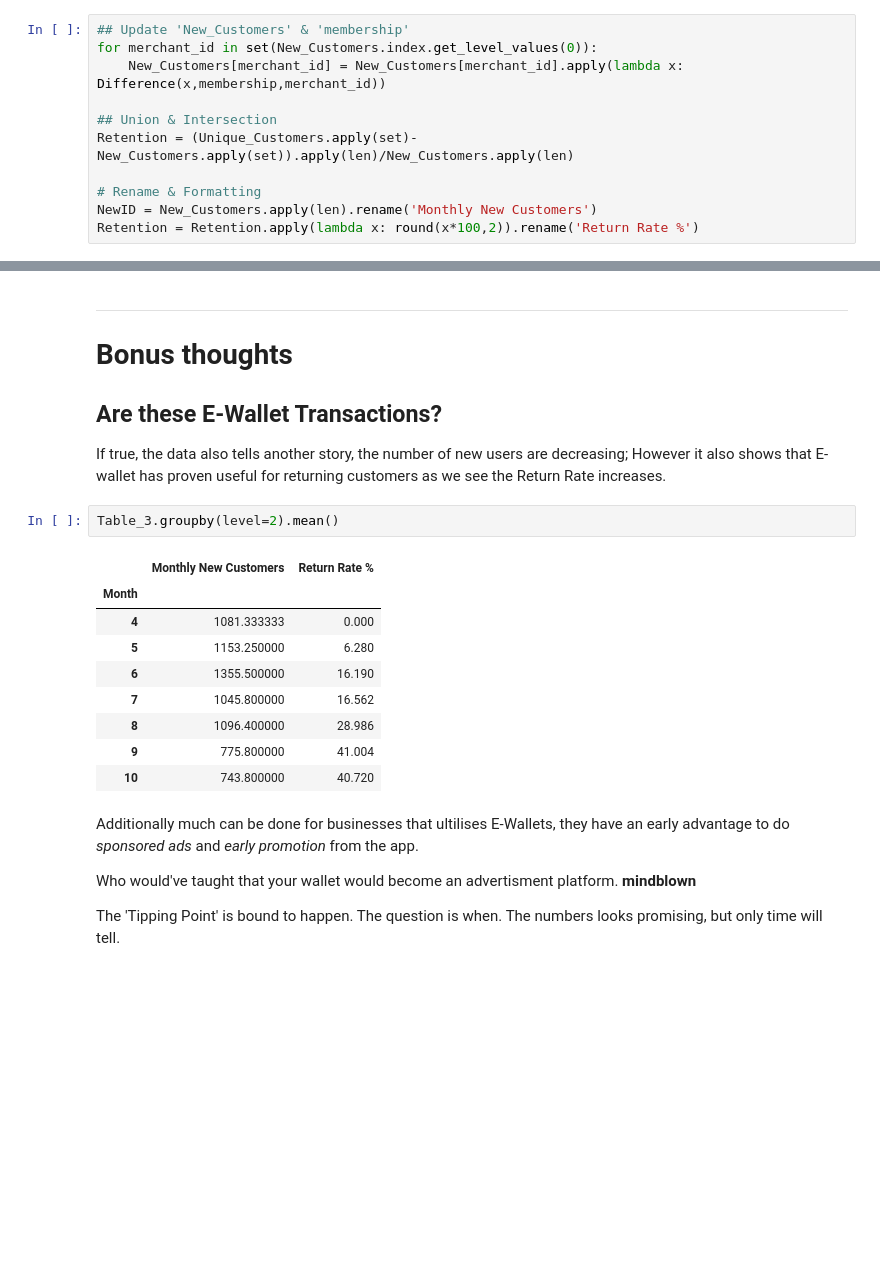
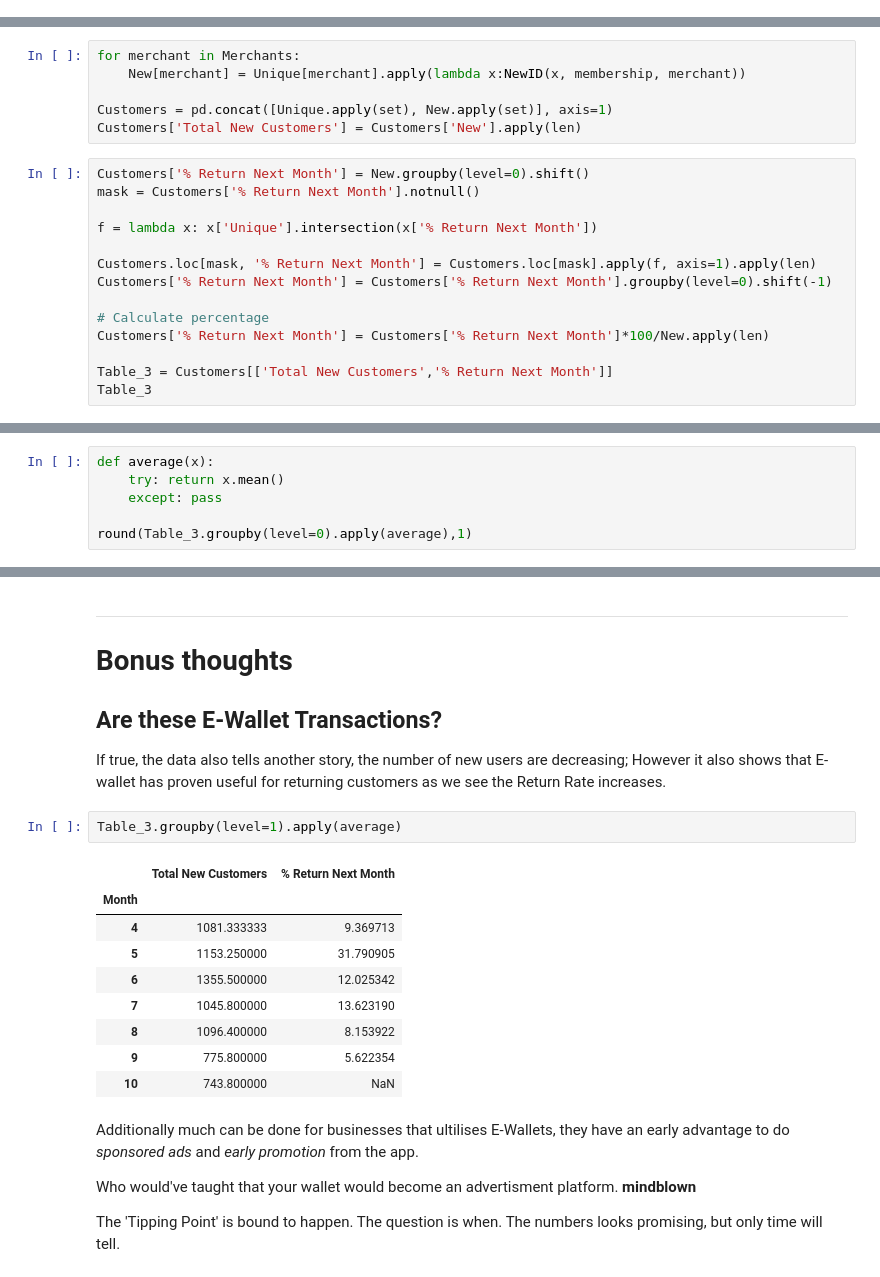
Before and after one commit to GetCurious/expert-train, a Jupyter notebook: PersonalStuff/FaveBI - Asignment/NatonChin - FBI Section A (Transaction).ipynb, the cells around one changed output, grey strips where cells are left out. Drawn from its saved outputs; the diff is of its cells as text; blank space fills up the shorter version.

```diff
--- a/PersonalStuff/FaveBI - Asignment/NatonChin - FBI Section A (Transaction).ipynb
+++ b/PersonalStuff/FaveBI - Asignment/NatonChin - FBI Section A (Transaction).ipynb
@@ -148,13 +147,2 @@ def Difference(UniqueList, Membership, merchant_id):
 
     return operation
-# %%
-## Update 'New_Customers' & 'membership'
-for merchant_id in set(New_Customers.index.get_level_values(0)):
-    New_Customers[merchant_id] = New_Customers[merchant_id].apply(lambda x: Difference(x,membership,merchant_id))
-
-## Union & Intersection
-Retention = (Unique_Customers.apply(set)-New_Customers.apply(set)).apply(len)/New_Customers.apply(len)
-
-# Rename & Formatting
-NewID = New_Customers.apply(len).rename('Monthly New Customers')
-Retention = Retention.apply(lambda x: round(x*100,2)).rename('Return Rate %')
@@ -184,0 +149,20 @@ Table_3.reset_index(0).drop('merchant_id',axis=1)
+# %%
+for merchant in Merchants:
+    New[merchant] = Unique[merchant].apply(lambda x:NewID(x, membership, merchant))
+
+Customers = pd.concat([Unique.apply(set), New.apply(set)], axis=1)
+Customers['Total New Customers'] = Customers['New'].apply(len)
+# %%
+Customers['% Return Next Month'] = New.groupby(level=0).shift()
+mask = Customers['% Return Next Month'].notnull()
+
+f = lambda x: x['Unique'].intersection(x['% Return Next Month'])
+
+Customers.loc[mask, '% Return Next Month'] = Customers.loc[mask].apply(f, axis=1).apply(len)
+Customers['% Return Next Month'] = Customers['% Return Next Month'].groupby(level=0).shift(-1)
+
+# Calculate percentage
+Customers['% Return Next Month'] = Customers['% Return Next Month']*100/New.apply(len)
+
+Table_3 = Customers[['Total New Customers','% Return Next Month']]
+Table_3
@@ -219,0 +210,6 @@ round(Table_3.groupby(level=1).mean())
+# %%
+def average(x):
+    try: return x.mean()
+    except: pass
+
+round(Table_3.groupby(level=0).apply(average),1)
@@ -466,17 +471,17 @@ Now that's what I'm talking about. "Best Fried Chicken"
 If true, the data also tells another story, the number of new users are decreasing;
 However it also shows that E-wallet has proven useful for returning customers as we see the Return Rate increases.
 # %%
-Table_3.groupby(level=2).mean()
+Table_3.groupby(level=1).apply(average)
 # %% [output]
-|  | Monthly New Customers | Return Rate % |
+|  | Total New Customers | % Return Next Month |
 | Month |  |  |
-| 4 | 1081.333333 | 0.000 |
-| 5 | 1153.250000 | 6.280 |
-| 6 | 1355.500000 | 16.190 |
-| 7 | 1045.800000 | 16.562 |
-| 8 | 1096.400000 | 28.986 |
-| 9 | 775.800000 | 41.004 |
-| 10 | 743.800000 | 40.720 |
+| 4 | 1081.333333 | 9.369713 |
+| 5 | 1153.250000 | 31.790905 |
+| 6 | 1355.500000 | 12.025342 |
+| 7 | 1045.800000 | 13.623190 |
+| 8 | 1096.400000 | 8.153922 |
+| 9 | 775.800000 | 5.622354 |
+| 10 | 743.800000 | NaN |
 # %% [markdown]
 Additionally much can be done for businesses that ultilises E-Wallets,
 they have an early advantage to do *sponsored ads* and *early promotion* from the app.
```
Also changed, not shown: parts of 13 cells of this notebook.
